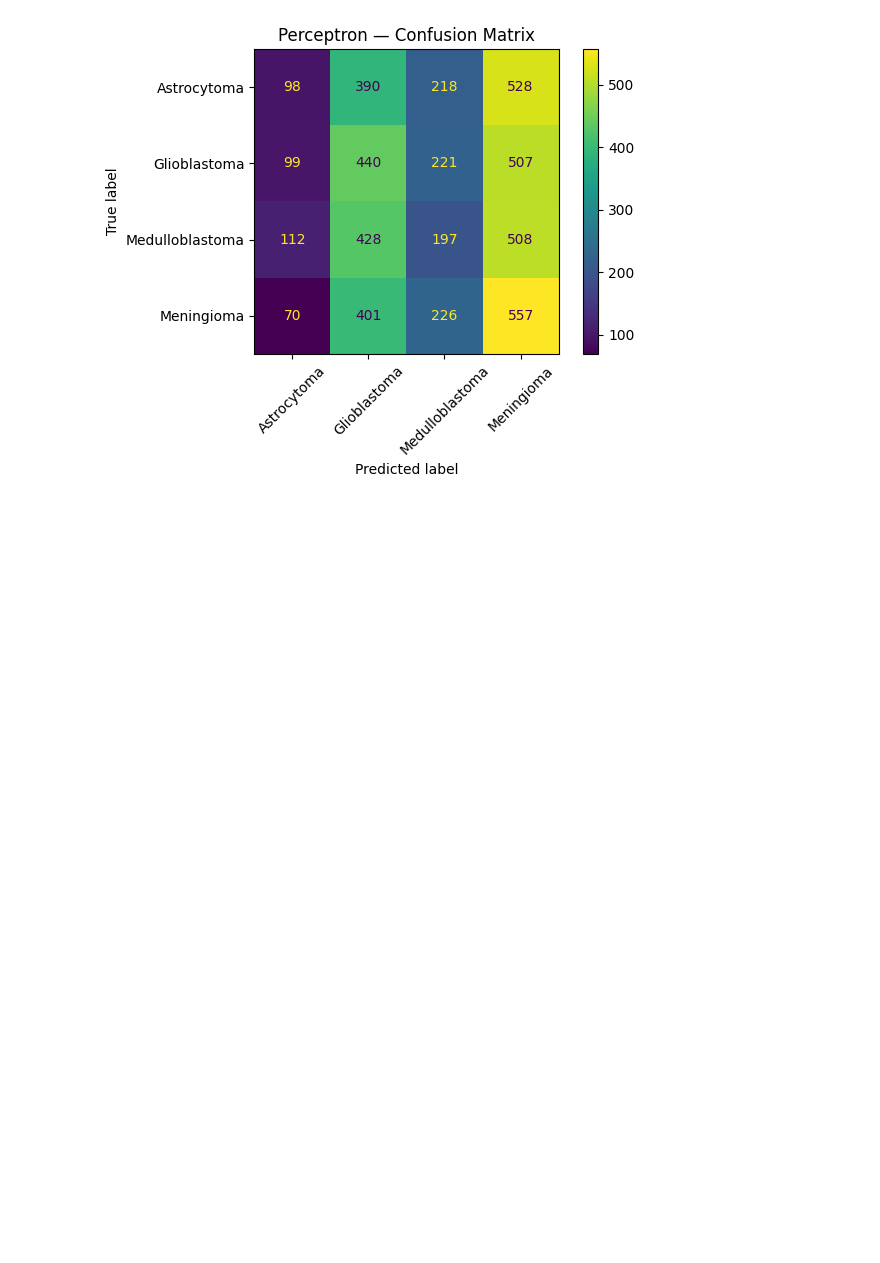
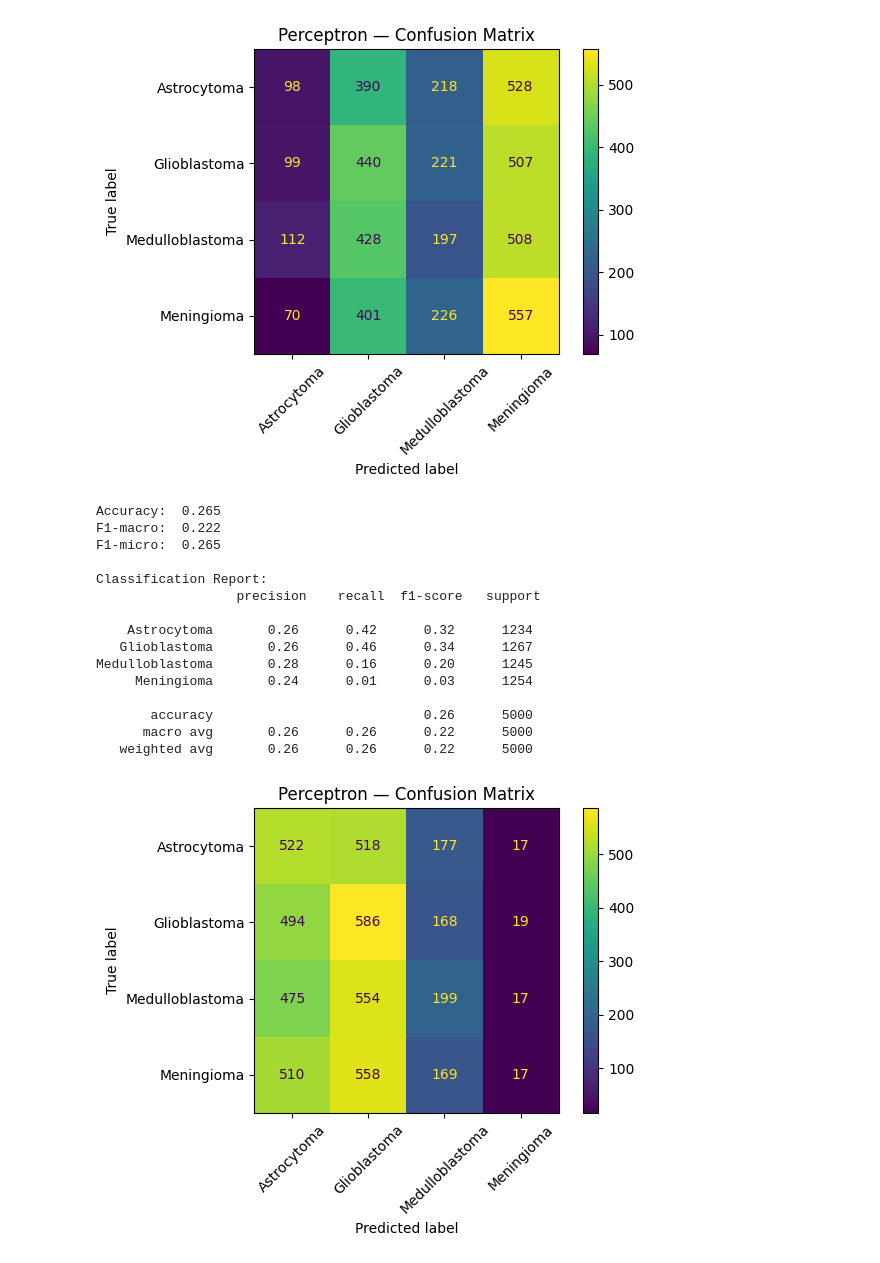
Before and after one commit to DhruvR-HWUD/DMML-Dubai-UG-Group-2, a Jupyter notebook: Perceptron.ipynb, the cells around one changed output. Saved outputs shown, nothing was run; the diff lists cells and outputs as text; code cells hidden in the pictures; blank space fills up the shorter version.

```diff
--- a/Perceptron.ipynb
+++ b/Perceptron.ipynb
@@ -50,3 +50,42 @@ Medulloblastoma       0.23      0.16      0.19      1245
       macro avg       0.25      0.26      0.24      5000
    weighted avg       0.25      0.26      0.24      5000
 [figure]
+# %%
+clf = make_pipeline(StandardScaler(), Perceptron(max_iter=3000,
+        penalty="l2",
+        alpha=1e-4,
+        tol=1e-4,
+        class_weight="balanced",
+        early_stopping=True,
+        validation_fraction=0.1,
+        n_iter_no_change=10,
+        random_state=42))
+clf.fit(X_tr, y_tr)
+
+y_pred = clf.predict(X_te)
+print(f"Accuracy:  {accuracy_score(y_te, y_pred):.3f}")
+print(f"F1-macro:  {f1_score(y_te, y_pred, average='macro'):.3f}")
+print(f"F1-micro:  {f1_score(y_te, y_pred, average='micro'):.3f}")
+print("\nClassification Report:\n", classification_report(y_te, y_pred, target_names=le.classes_, zero_division=0))
+
+ConfusionMatrixDisplay.from_predictions(y_te, y_pred, display_labels=le.classes_, xticks_rotation=45)
+plt.title("Perceptron — Confusion Matrix")
+plt.tight_layout()
+plt.show()
+# %% [output]
+Accuracy:  0.265
+F1-macro:  0.222
+F1-micro:  0.265
+
+Classification Report:
+                  precision    recall  f1-score   support
+
+    Astrocytoma       0.26      0.42      0.32      1234
+   Glioblastoma       0.26      0.46      0.34      1267
+Medulloblastoma       0.28      0.16      0.20      1245
+     Meningioma       0.24      0.01      0.03      1254
+
+       accuracy                           0.26      5000
+      macro avg       0.26      0.26      0.22      5000
+   weighted avg       0.26      0.26      0.22      5000
+[figure, added]
```
Also changed, not shown: parts of 2 cells of this notebook.
